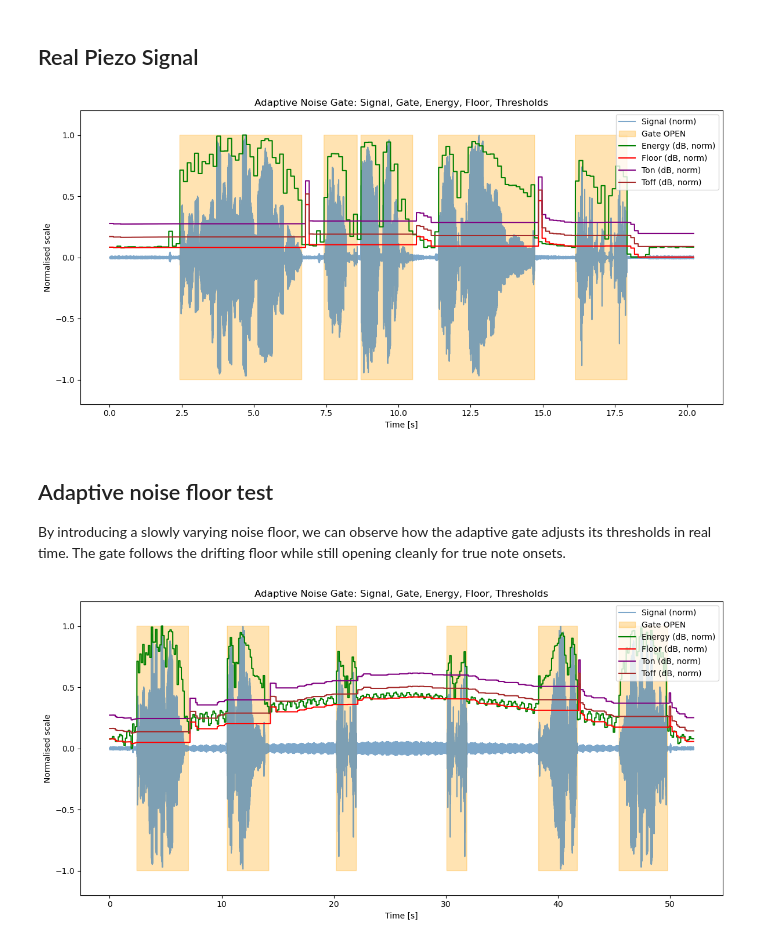
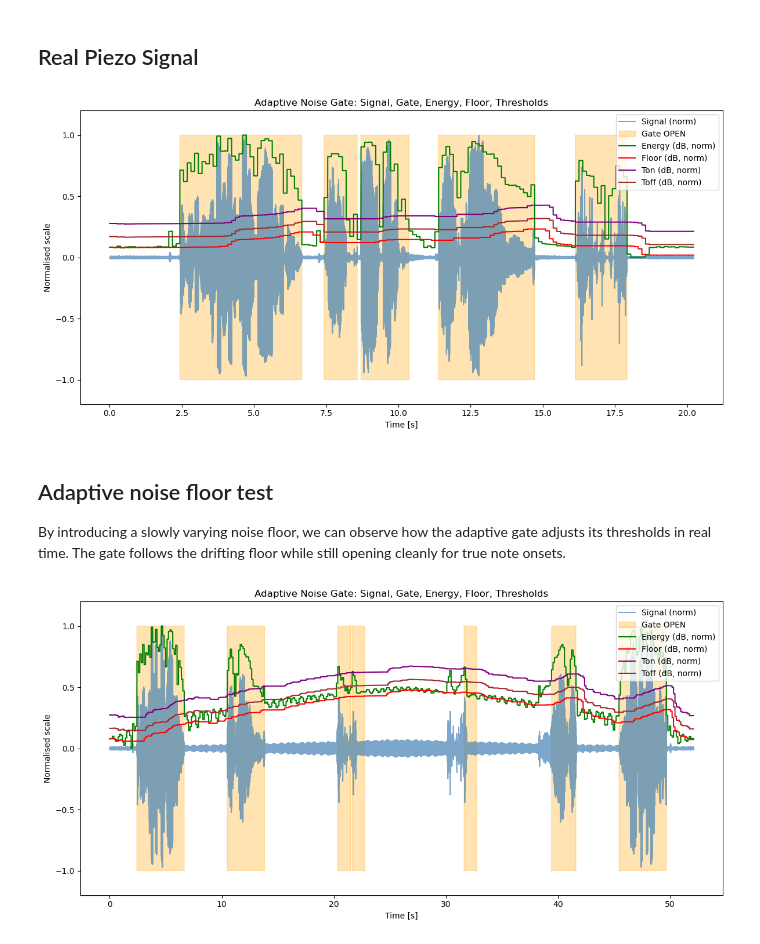
Before and after one commit to b-ashford/Auto-Tuner, a Jupyter notebook: docs/adaptive_noise_gate.ipynb, the cells around one changed output. Drawn from its saved outputs; the diff is of its cells as text; code cells hidden in the pictures.

Commit message:
adaptive noise gate working

```diff
--- a/docs/adaptive_noise_gate.ipynb
+++ b/docs/adaptive_noise_gate.ipynb
@@ -112,12 +95,12 @@ def adaptive_noise_gate_step(frame, st: FrameState):
 # %%
-def run_adaptive_gate(signal, frame_len, fs, state_cls=FrameState):
+def run_adaptive_gate(signal, frame_len, fs, state):
 
     n_frames = len(signal) // frame_len
     signal = signal[: n_frames * frame_len]
     time = np.arange(len(signal)) / fs
 
     Ton_list, Toff_list, E_db_list, F_list, gate_list = [], [], [], [], []
-    state = state_cls()
+
 
     for i in range(n_frames):
         frame = signal[i*frame_len : (i+1)*frame_len]
@@ -137,9 +120,9 @@ def run_adaptive_gate(signal, frame_len, fs, state_cls=FrameState):
 
     return time, signal, E_db_arr, F_arr, Ton_arr, Toff_arr, gate_arr
 
-
+st = FrameState()
 t, x, E_db_arr, F_arr, Ton_arr, Toff_arr, gate_arr = \
-    run_adaptive_gate(signal, frame_len=1024, fs=8000.0)
+    run_adaptive_gate(signal, frame_len=1024, fs=8000.0, state=st)
 
 plot_gate_debug(time, signal, E_db_arr, F_arr, Ton_arr, Toff_arr, gate_arr)
 # %% [output]
@@ -160,39 +143,40 @@ signal = np.concatenate([signal_floor,
                          signal_bumps,
                          signal_floor])
 
-
+st = FrameState()
 t, x, E_db_arr, F_arr, Ton_arr, Toff_arr, gate_arr = \
-    run_adaptive_gate(signal, frame_len=1024, fs=8000.0)
+    run_adaptive_gate(signal, frame_len=1024, fs=8000.0, state=st)
 
 plot_gate_debug(t,x, E_db_arr, F_arr, Ton_arr, Toff_arr, gate_arr)
 # %% [output]
-[figure, old version]
+[figure, new version]
 # %% [markdown]
 ## Adaptive noise floor test
 By introducing a slowly varying noise floor, we can observe how the adaptive gate adjusts its thresholds in real time. The gate follows the drifting floor while still opening cleanly for true note onsets.
 # %%
 
 signal = np.concatenate([signal_floor,
                          signal_B3,
                          signal_floor,
                          signal_floor,
-                         signal_E2,
+                         signal_E2*0.6,
                          signal_floor,
                          signal_floor,
                          signal_floor,
-                         signal_bumps,
+                         signal_bumps*0.5,
                          signal_floor,
                          signal_floor])
 
 
-hum, _ = create_sinewave(fs, 50, len(signal), 1.0, 0)
+hum, _ = create_sinewave(fs, 50, len(signal), 1.0, decay_rate=-0.01)
 ramp = np.linspace(0, 0.05, len(signal))
 hum = hum * ramp
 signal = signal + hum
 signal = np.concatenate([signal, signal[::-1]])
+st = FrameState()
 t, x, E_db_arr, F_arr, Ton_arr, Toff_arr, gate_arr = \
-    run_adaptive_gate(signal, frame_len=1024, fs=8000.0)
+    run_adaptive_gate(signal, frame_len=1024, fs=8000.0, state=st)
 
 plot_gate_debug(t,x, E_db_arr, F_arr, Ton_arr, Toff_arr, gate_arr)
 # %% [output]
-[figure, old version]
+[figure, new version]
```
Also changed, not shown: parts of 3 cells of this notebook, 12 other files.
